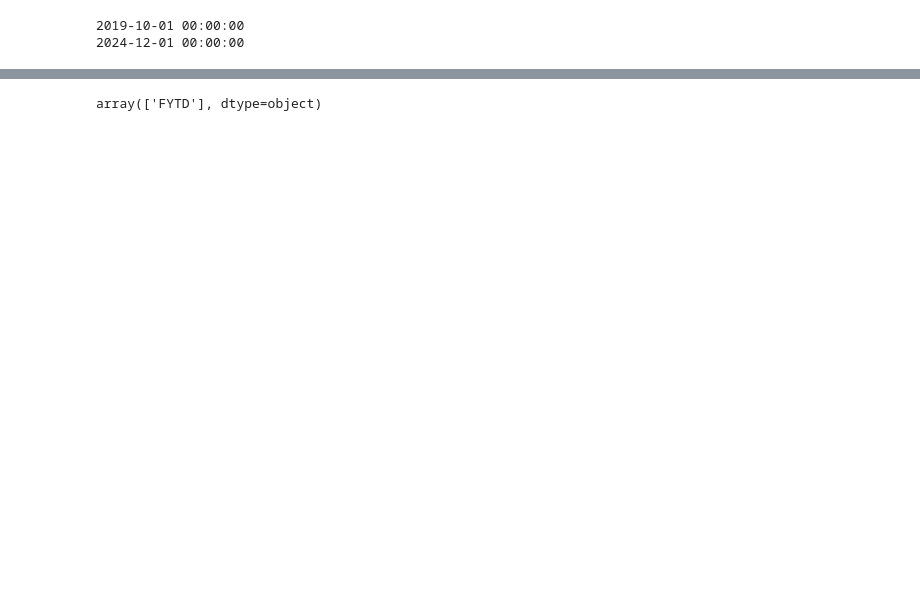
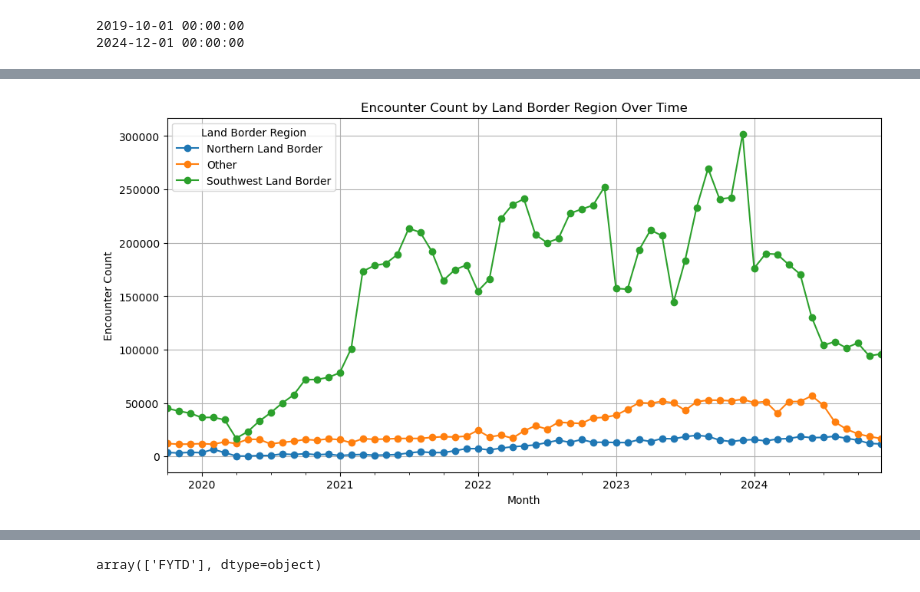
Before and after one commit to alanklin/AA-Capstone, a Jupyter notebook: Code/Notebooks/week2_eda_state.ipynb, the cells around one changed output, grey strips where cells are left out. Saved outputs shown, nothing was run; the diff lists cells and outputs as text; code cells hidden in the pictures; blank space fills up the shorter version.

```diff
--- a/Code/Notebooks/week2_eda_state.ipynb
+++ b/Code/Notebooks/week2_eda_state.ipynb
@@ -114,0 +130,15 @@ print(state_data["MonthDate"].max())
+# %%
+region_df = state_data[["Land Border Region", "Encounter Count", "MonthDate"]]
+df_agg = region_df.groupby(['MonthDate', 'Land Border Region'])['Encounter Count'].sum().reset_index()
+df_pivot = df_agg.pivot(index='MonthDate', columns='Land Border Region', values='Encounter Count')
+
+# Plot the data
+df_pivot.plot(figsize=(12,6), marker='o')
+plt.xlabel('Month')
+plt.ylabel('Encounter Count')
+plt.title('Encounter Count by Land Border Region Over Time')
+plt.legend(title='Land Border Region')
+plt.grid(True)
+plt.show()
+# %% [output]
+[figure, added]
```
Also changed, not shown: parts of 21 cells of this notebook, 1 other file.
